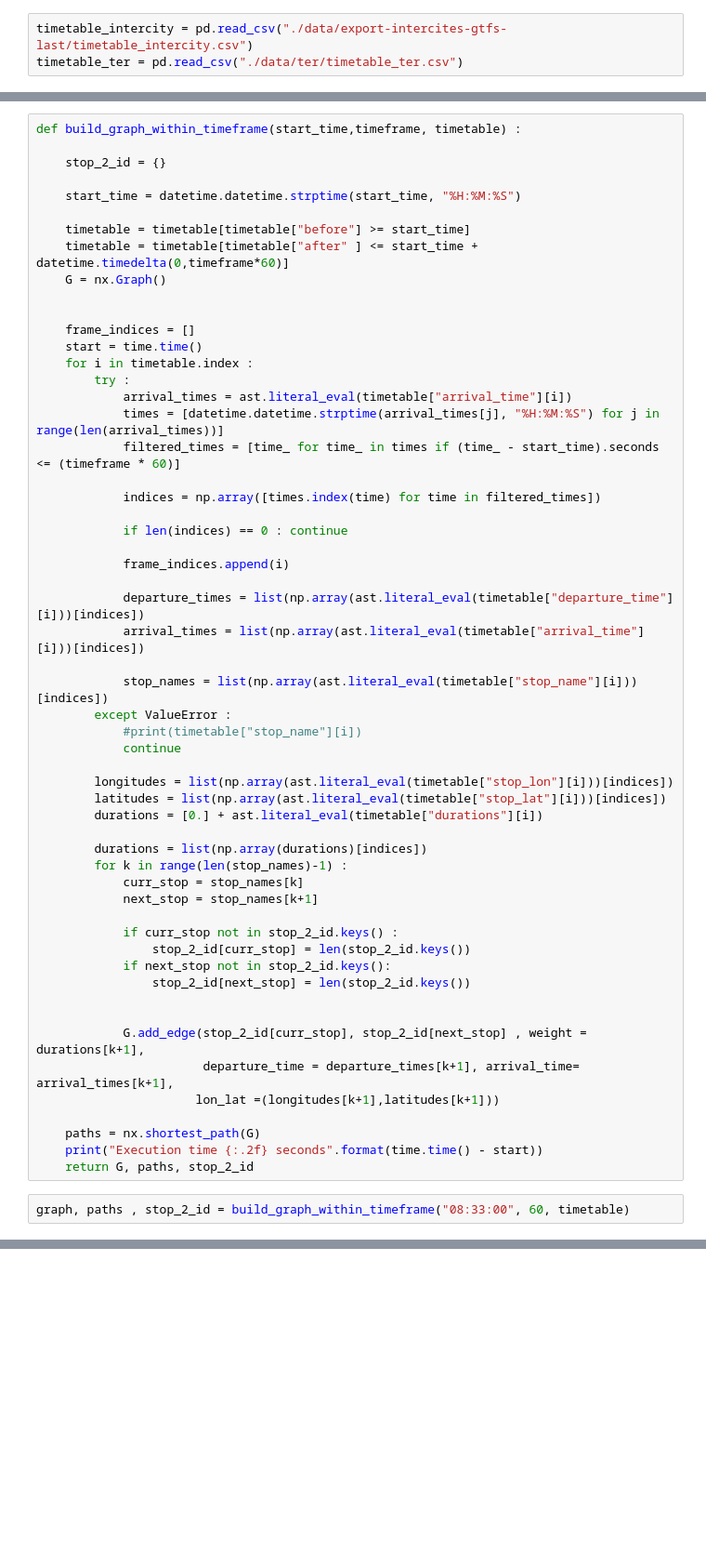
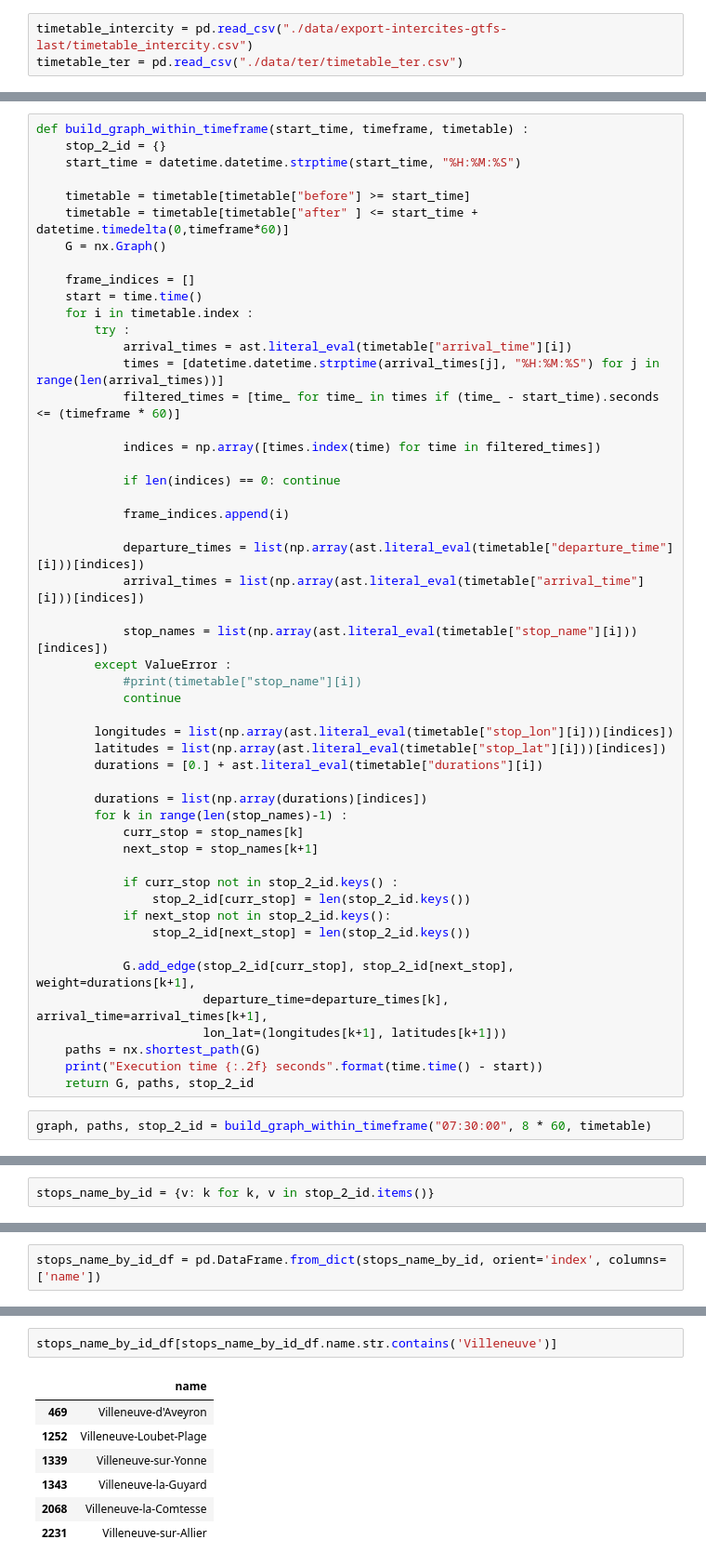
Before and after one commit to Firas11993/Datavis, a Jupyter notebook: routing.ipynb, the cells around one changed output, grey strips where cells are left out. Shown at 93% size. Saved outputs shown, nothing was run; the diff lists cells and outputs as text; blank space fills up the shorter version.

```diff
--- a/routing.ipynb
+++ b/routing.ipynb
@@ -27,14 +24,11 @@ timetable["before"] = timetable["arrival_time"].apply(lambda x : datetime.dateti
 # %%
-def build_graph_within_timeframe(start_time,timeframe, timetable) :
-
+def build_graph_within_timeframe(start_time, timeframe, timetable) :
     stop_2_id = {}
-
     start_time = datetime.datetime.strptime(start_time, "%H:%M:%S")
 
     timetable = timetable[timetable["before"] >= start_time]
     timetable = timetable[timetable["after" ] <= start_time + datetime.timedelta(0,timeframe*60)]
     G = nx.Graph()
-
 
     frame_indices = []
     start = time.time()
@@ -46,7 +40,7 @@ def build_graph_within_timeframe(start_time,timeframe, timetable) :
 
             indices = np.array([times.index(time) for time in filtered_times])
 
-            if len(indices) == 0 : continue
+            if len(indices) == 0: continue
 
             frame_indices.append(i)
 
@@ -72,14 +66,12 @@ def build_graph_within_timeframe(start_time,timeframe, timetable) :
             if next_stop not in stop_2_id.keys():
                 stop_2_id[next_stop] = len(stop_2_id.keys())
 
-
-            G.add_edge(stop_2_id[curr_stop], stop_2_id[next_stop] , weight = durations[k+1],
-                       departure_time = departure_times[k+1], arrival_time= arrival_times[k+1],
-                      lon_lat =(longitudes[k+1],latitudes[k+1]))
-
+            G.add_edge(stop_2_id[curr_stop], stop_2_id[next_stop], weight=durations[k+1],
+                       departure_time=departure_times[k], arrival_time=arrival_times[k+1],
+                       lon_lat=(longitudes[k+1], latitudes[k+1]))
     paths = nx.shortest_path(G)
     print("Execution time {:.2f} seconds".format(time.time() - start))
     return G, paths, stop_2_id
 # %%
-graph, paths , stop_2_id = build_graph_within_timeframe("08:33:00", 60, timetable)
+graph, paths, stop_2_id = build_graph_within_timeframe("07:30:00", 8 * 60, timetable)
 # %% [output]
@@ -93,0 +99,2 @@ graph.edges[(0,1)]
+# %%
+stops_name_by_id = {v: k for k, v in stop_2_id.items()}
@@ -93,0 +109,2 @@ graph.edges[(0,1)]
+# %%
+stops_name_by_id_df = pd.DataFrame.from_dict(stops_name_by_id, orient='index', columns=['name'])
@@ -93,0 +127,10 @@ graph.edges[(0,1)]
+# %%
+stops_name_by_id_df[stops_name_by_id_df.name.str.contains('Villeneuve')]
+# %% [output]
+|  | name |
+| 469 | Villeneuve-d'Aveyron |
+| 1252 | Villeneuve-Loubet-Plage |
+| 1339 | Villeneuve-sur-Yonne |
+| 1343 | Villeneuve-la-Guyard |
+| 2068 | Villeneuve-la-Comtesse |
+| 2231 | Villeneuve-sur-Allier |
```
Also changed, not shown: parts of 14 cells of this notebook, 4 other files.
